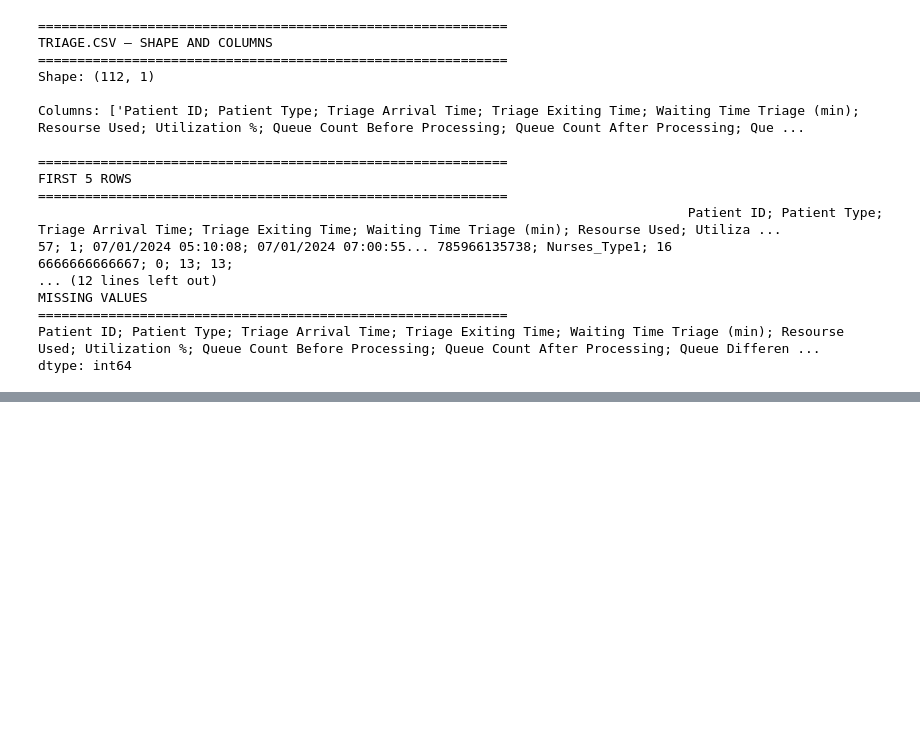
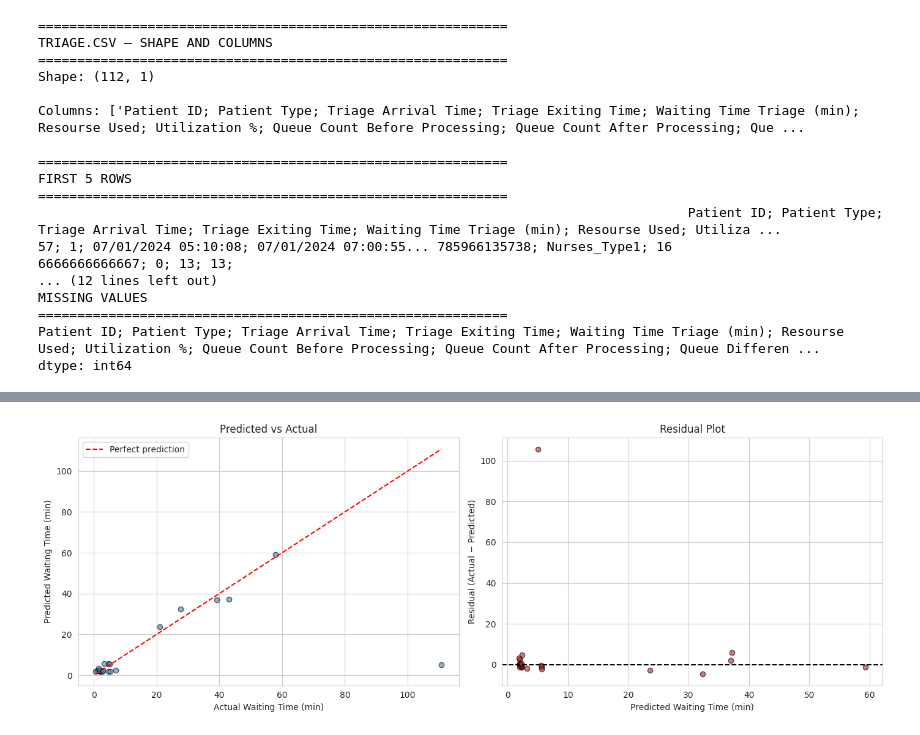
Before and after one commit to mugishaalex24682-cloud/FRESH_SMART_QUEUE_ML.IPYNB, a Jupyter notebook: smart_queue_ml.ipynb, the cells around one changed output, grey strips where cells are left out. Drawn from its saved outputs; the diff is of its cells as text; code cells hidden in the pictures; blank space fills up the shorter version.

Commit message:
complete notebook: both ML components (urgency + wait-time)

```diff
--- a/smart_queue_ml.ipynb
+++ b/smart_queue_ml.ipynb
@@ -827,0 +1306,75 @@ dtype: int64
+# %%
+# Cell 9 — Save best regression model, residual analysis, comparison table
+import joblib
+from sklearn.metrics import mean_absolute_error, mean_squared_error, r2_score
+
+# Select Random Forest as final (justified: robustness on test set)
+best_reg = rf_reg_grid.best_estimator_
+joblib.dump(best_reg, 'waiting_time_model.joblib')
+print("✅ Model saved to waiting_time_model.joblib")
+print(f"   Regressor: {type(best_reg.named_steps['regressor']).__name__}")
+print(f"   Best params: {rf_reg_grid.best_params_}")
+print(f"   CV R²: {rf_reg_grid.best_score_:.4f}")
+
+# Predict on test set
+y_pred_reg = best_reg.predict(X_te)
+
+# Metrics
+mae = mean_absolute_error(y_te, y_pred_reg)
+rmse = np.sqrt(mean_squared_error(y_te, y_pred_reg))
+r2 = r2_score(y_te, y_pred_reg)
+
+print(f"\n{'=' * 60}")
+print("FINAL REGRESSION MODEL — TEST SET")
+print(f"{'=' * 60}")
+print(f"MAE:  {mae:.4f}")
+print(f"RMSE: {rmse:.4f}")
+print(f"R²:   {r2:.4f}")
+
+# ---- Residual plot ----
+fig, axes = plt.subplots(1, 2, figsize=(14, 5))
+
+# Predicted vs Actual
+axes[0].scatter(y_te, y_pred_reg, alpha=0.6, edgecolors='k', color='steelblue')
+axes[0].plot([y_te.min(), y_te.max()], [y_te.min(), y_te.max()],
+             'r--', label='Perfect prediction')
+axes[0].set_xlabel('Actual Waiting Time (min)')
+axes[0].set_ylabel('Predicted Waiting Time (min)')
+axes[0].set_title('Predicted vs Actual')
+axes[0].legend()
+
+# Residuals
+residuals = y_te - y_pred_reg
+axes[1].scatter(y_pred_reg, residuals, alpha=0.6, edgecolors='k', color='firebrick')
+axes[1].axhline(y=0, color='k', linestyle='--')
+axes[1].set_xlabel('Predicted Waiting Time (min)')
+axes[1].set_ylabel('Residual (Actual − Predicted)')
+axes[1].set_title('Residual Plot')
+
+plt.tight_layout()
+plt.savefig('regression_diagnostics.png', dpi=100, bbox_inches='tight')
+plt.show()
+
+# ---- Save comparison table ----
+comparison_reg_final = pd.DataFrame({
+    'Model':      list(cv_results_reg.keys()),
+    'CV MAE':     [cv_results_reg[m]['MAE_mean']  for m in cv_results_reg],
+    'CV MAE Std': [cv_results_reg[m]['MAE_std']   for m in cv_results_reg],
+    'CV RMSE':    [cv_results_reg[m]['RMSE_mean'] for m in cv_results_reg],
+    'CV R2':      [cv_results_reg[m]['R2_mean']   for m in cv_results_reg],
+    'CV R2 Std':  [cv_results_reg[m]['R2_std']    for m in cv_results_reg],
+    'Test MAE':   [results_reg[m]['MAE']  for m in cv_results_reg],
+    'Test RMSE':  [results_reg[m]['RMSE'] for m in cv_results_reg],
+    'Test R2':    [results_reg[m]['R2']   for m in cv_results_reg]
+}).round(4)
+
+comparison_reg_final = comparison_reg_final.sort_values('CV R2', ascending=False).reset_index(drop=True)
+
+print(f"\n{'=' * 90}")
+print("FINAL REGRESSION COMPARISON TABLE")
+print(f"{'=' * 90}")
+print(comparison_reg_final.to_string(index=False))
+
+comparison_reg_final.to_csv('waiting_time_comparison.csv', index=False)
+print("\n✅ Comparison table saved to waiting_time_comparison.csv")
+# %% [output]
@@ -827,0 +1392 @@ dtype: int64
+[figure, added]
```
Also changed, not shown: parts of 9 cells of this notebook.
